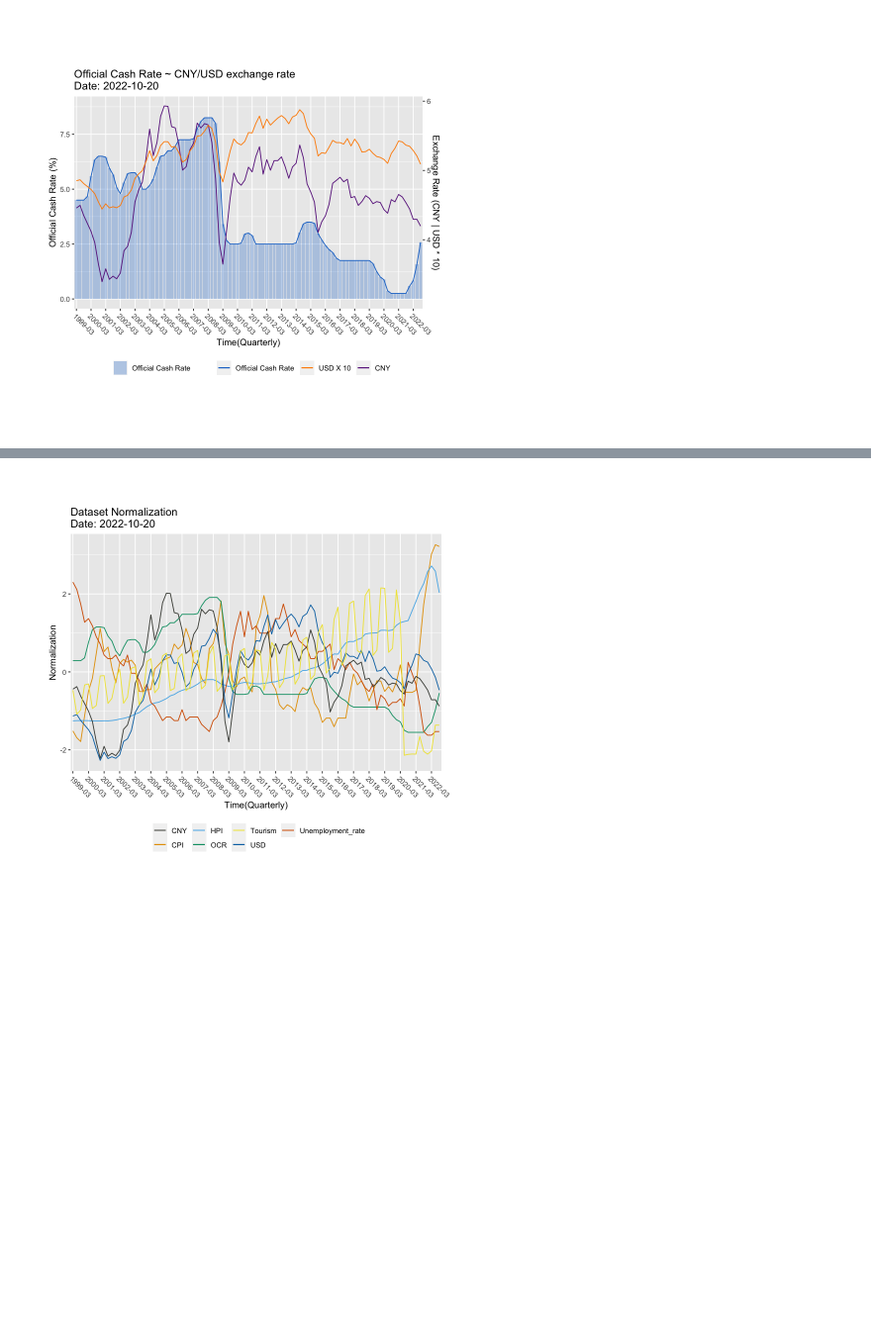
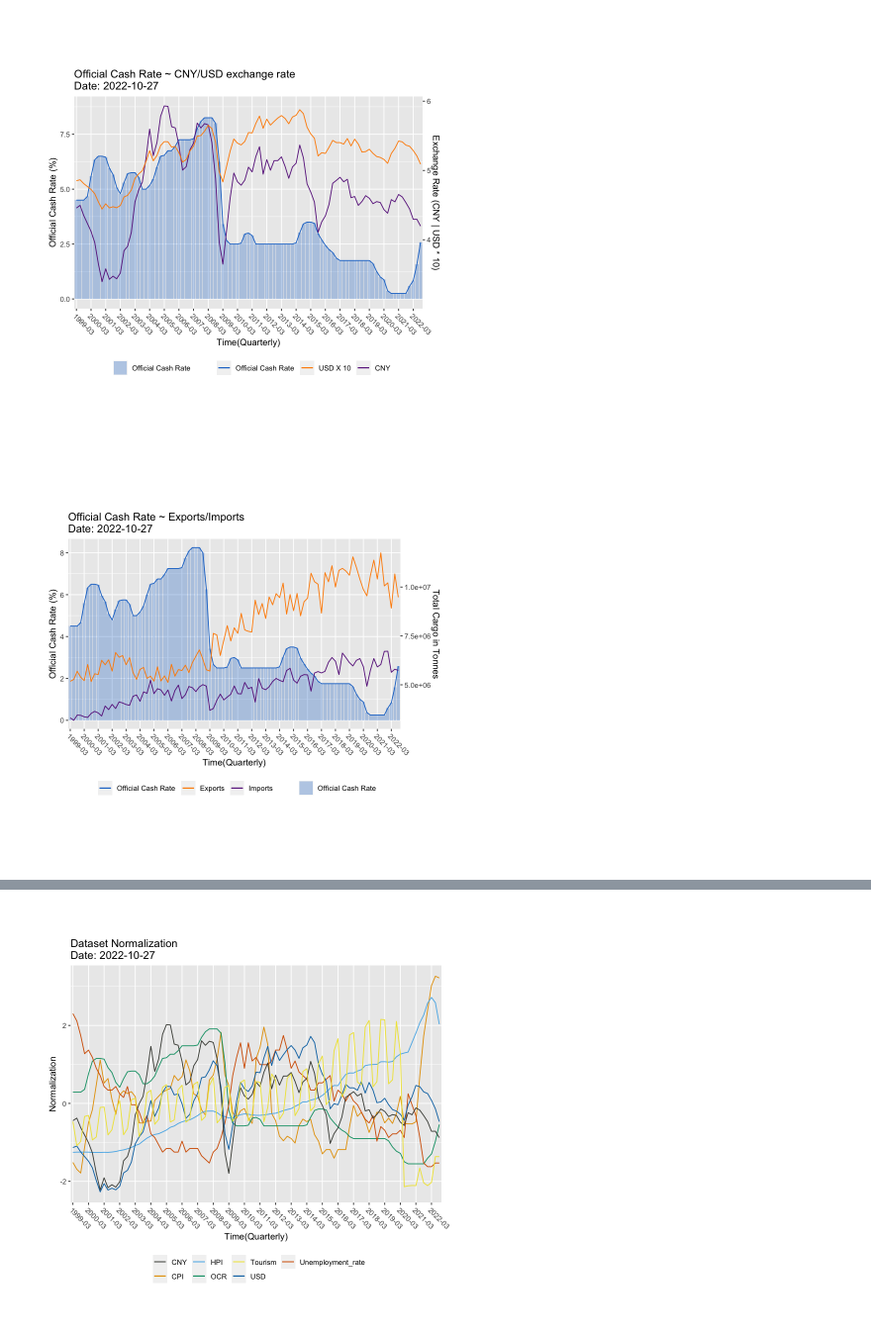
Before and after one commit to ansrali/data422-group-project, a Jupyter notebook: Data_Visualisation.ipynb, the cells around one changed output, grey strips where cells are left out. Shown at 99% size. Saved outputs shown, nothing was run; the diff lists cells and outputs as text; code cells hidden in the pictures; blank space fills up the shorter version.

```diff
--- a/Data_Visualisation.ipynb
+++ b/Data_Visualisation.ipynb
@@ -175,6 +230,33 @@ ggplot(data, aes(x = date.quarter, y = ocr_quarter, group = 1)) +
        title = paste0("Official Cash Rate ~ CNY/USD exchange rate\nDate: ", Sys.Date()))
 # %% [output]
 [figure]
+# %%
+# 5. OCR ~ Exports/Imports
+ss = get_scale_shift_2cols(data, "ocr_quarter", "exports_total_gross_in_tonnes", "imports_total_gross_in_tonnes")
+scale = ss[1]
+shift = ss[2]
+min_first = ss[3]
+max_first = ss[4]
+
+ggplot(data, aes(x = date.quarter, y = ocr_quarter, group = 1)) +
+    geom_line(aes(col = "Official Cash Rate")) +
+    geom_bar(aes(y = ocr_quarter, fill = "Official Cash Rate"), stat = "identity", alpha=.3) +
+    geom_line(aes(y = inv_scale_function(exports_total_gross_in_tonnes, scale, shift), col = "Exports")) +
+    geom_line(aes(y = inv_scale_function(imports_total_gross_in_tonnes, scale, shift), col = "Imports")) +
+    scale_fill_manual(values = c("Official Cash Rate" = "dodgerblue3")) +
+    scale_x_discrete(name = "Time(Quarterly)", breaks = x_breaks) +
+    scale_y_continuous(name = "Official Cash Rate (%)",
+        #limits = c(min_first, max_first),
+        sec.axis = sec_axis(~scale_function(., scale, shift), name = "Total Cargo in Tonnes")) +
+    scale_color_manual(values = c("Official Cash Rate" = "dodgerblue3",
+                    "Exports" = "darkorange", "Imports" = "darkorchid4")) +
+    theme(legend.position="bottom", plot.margin=grid::unit(c(0,5,0,5), "mm")) +
+    theme(axis.text.x = element_text(angle = -45, hjust = 0.001)) +
+    coord_fixed(ratio = 6) +
+    labs(color = " ", fill = " ",
+       title = paste0("Official Cash Rate ~ Exports/Imports\nDate: ", Sys.Date()))
+# %% [output]
+[figure, added]
 # %%
 cor_data <- data %>% select(-date.quarter)
 cor_data %>% glimpse()
```
Also changed, not shown: parts of 5 cells of this notebook, 4 other files.
